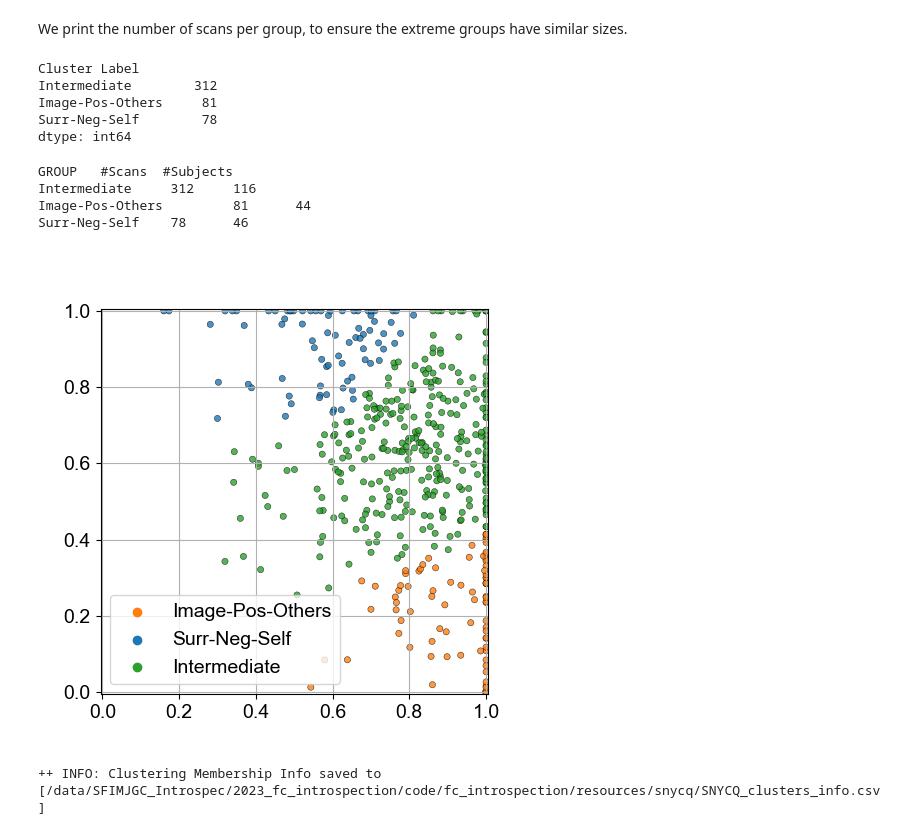
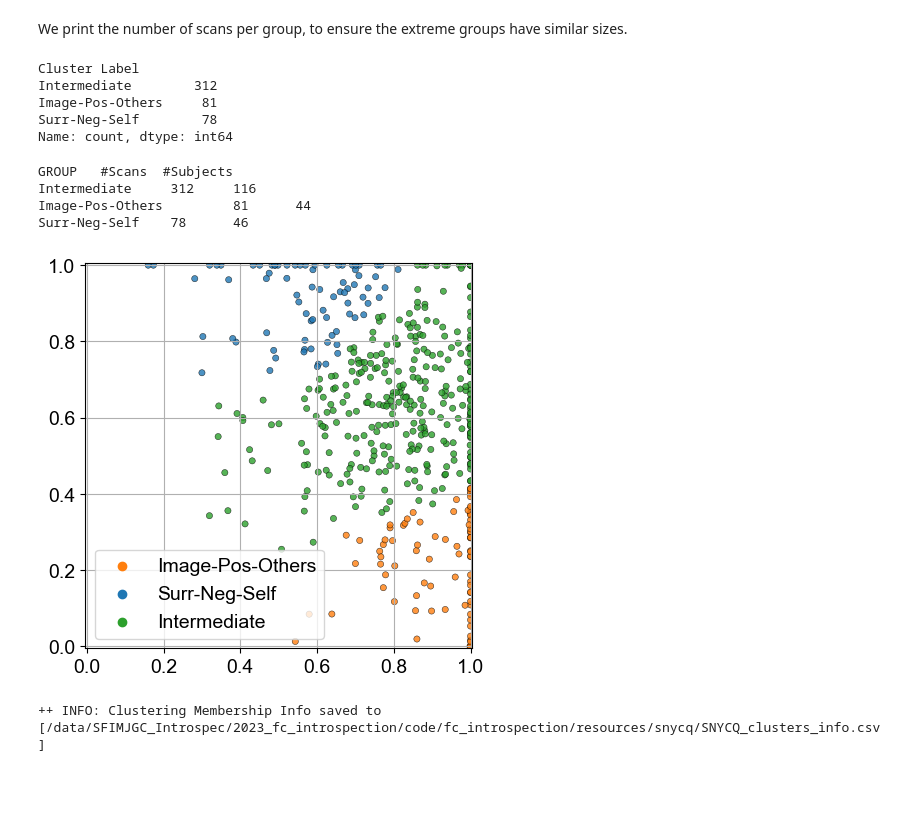
Before and after one commit to nimh-sfim/fc_introspection, a Jupyter notebook: notebooks/S12_SNYCQ_Clustering_Confounds.ipynb, the cells around one changed output. Cells and saved outputs as stored; diff of their text form; code cells hidden in the pictures; blank space fills up the shorter version.

```diff
--- a/notebooks/S12_SNYCQ_Clustering_Confounds.ipynb
+++ b/notebooks/S12_SNYCQ_Clustering_Confounds.ipynb
@@ -244,4 +195,0 @@ Each factor in the low dimensional representation of W is associated with the or
-# %%
-x, y = np.ogrid[:300, :300]
-circle_mask = (x - 150) ** 2 + (y - 150) ** 2 > 130 ** 2
-circle_mask = 255 * circle_mask.astype(int)
@@ -413,7 +297,7 @@ Cluster Label
 Intermediate        312
 Image-Pos-Others     81
 Surr-Neg-Self        78
-dtype: int64
+Name: count, dtype: int64
 # %%
 print('GROUP\t#Scans\t#Subjects')
 for group in ['Intermediate','Image-Pos-Others','Surr-Neg-Self']:
@@ -440,13 +324,11 @@ for sbj in sbjs:
 # %%
 f = plot_W_scatter(W, clusters_info=clusters_info, plot_kde=False, plot_hist=False, marker_size=20,figsize=(5,5), cluster_palette=[(1.0, 0.4980392156862745, 0.054901960784313725),
                                                                                                                                   (0.12156862745098039, 0.4666666666666667, 0.7058823529411765),
                                                                                                                                    (0.17254901960784313, 0.6274509803921569, 0.17254901960784313),])
 f.get_axes()[0].grid('on')
-f.savefig('./figures/S12_W_scatter_withClusters.png')
+f
+# %% [output]
+[figure, added]
-# %%
-display.Image('./figures/S12_W_scatter_withClusters.png')
-# %% [output]
-[figure, removed]
 # %%
 clusters_info.to_csv(SNYCQ_CLUSTERS_INFO_PATH)
 print('++ INFO: Clustering Membership Info saved to [%s]' % SNYCQ_CLUSTERS_INFO_PATH)
```
Also changed, not shown: parts of 127 cells of this notebook, 1 other file.
